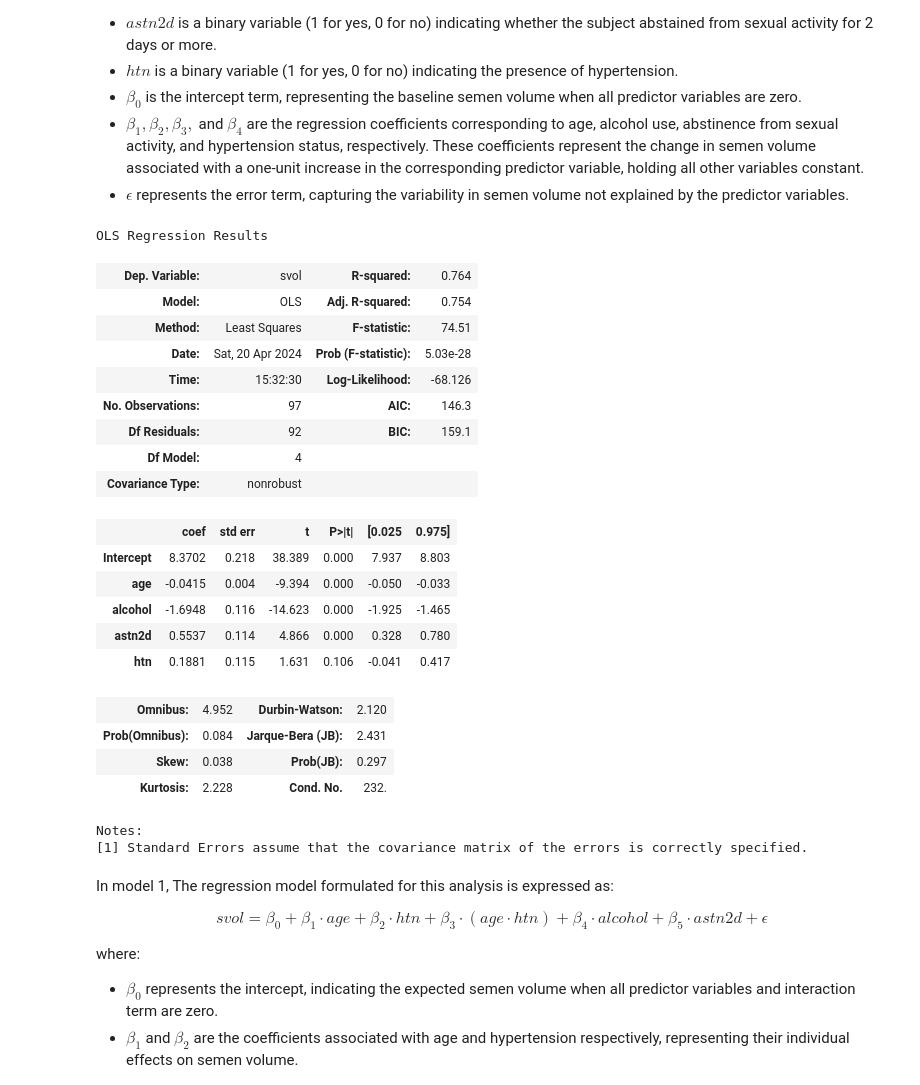
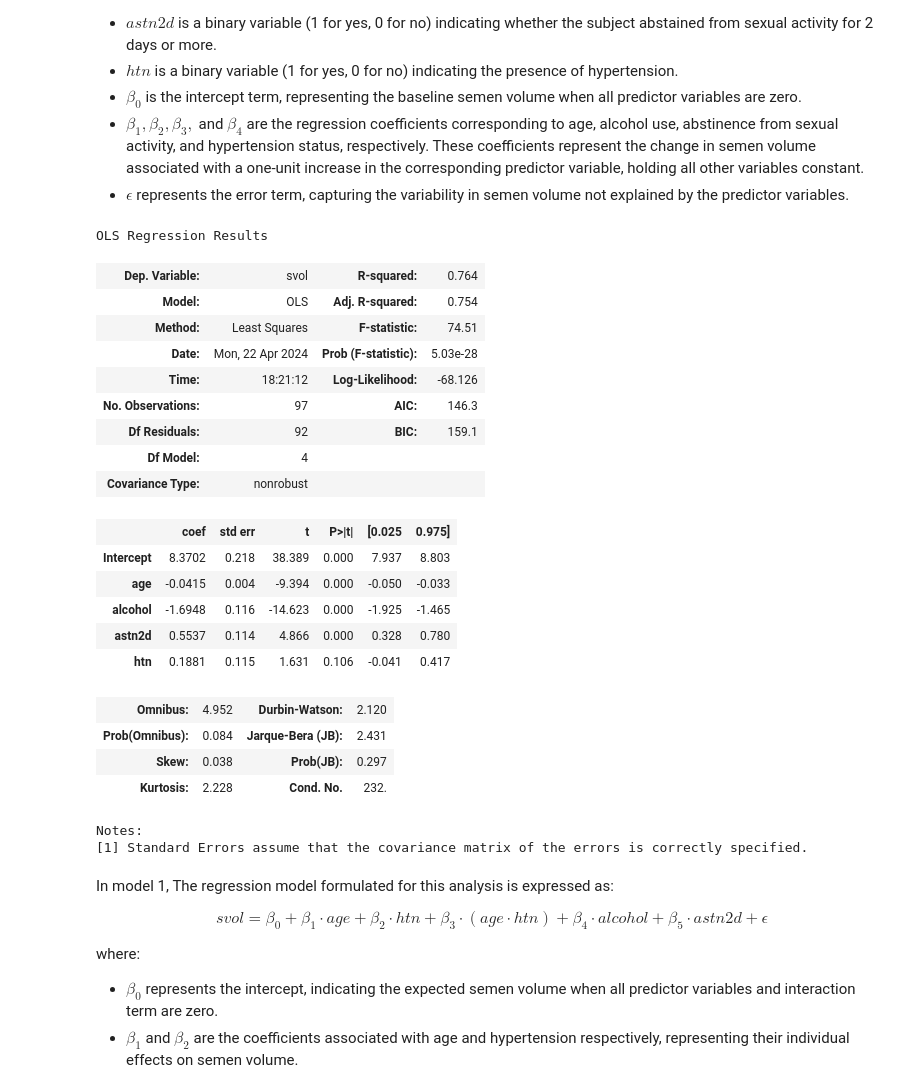
Before and after one commit to Simonlee711/UCLA-Grad-Courses, a Jupyter notebook: BIOMATH204/hw2/pset2.ipynb, the cells around one changed output. Saved outputs shown, nothing was run; the diff lists cells and outputs as text; code cells hidden in the pictures.

```diff
--- a/BIOMATH204/hw2/pset2.ipynb
+++ b/BIOMATH204/hw2/pset2.ipynb
@@ -219,20 +221,20 @@ Where:
 # %%
 import statsmodels.api as sm
 from statsmodels.formula.api import ols
 
 # Fit a multivariable linear regression model
-model = ols('svol ~ age + alcohol + astn2d + htn', data=df).fit()
+model_1 = ols('svol ~ age + alcohol + astn2d + htn', data=df).fit()
 
 # Summary of the regression model
-model_summary = model.summary()
-model_summary
+model_1_summary = model_1.summary()
+model_1_summary
 # %% [output]
 OLS Regression Results
 | Dep. Variable: | svol | R-squared: | 0.764 |
 | Model: | OLS | Adj. R-squared: | 0.754 |
 | Method: | Least Squares | F-statistic: | 74.51 |
-| Date: | Sat, 20 Apr 2024 | Prob (F-statistic): | 5.03e-28 |
-| Time: | 15:32:30 | Log-Likelihood: | -68.126 |
+| Date: | Mon, 22 Apr 2024 | Prob (F-statistic): | 5.03e-28 |
+| Time: | 18:21:12 | Log-Likelihood: | -68.126 |
 | No. Observations: | 97 | AIC: | 146.3 |
 | Df Residuals: | 92 | BIC: | 159.1 |
 | Df Model: | 4 |  |  |
```
Also changed, not shown: parts of 16 cells of this notebook, 3 other files.
